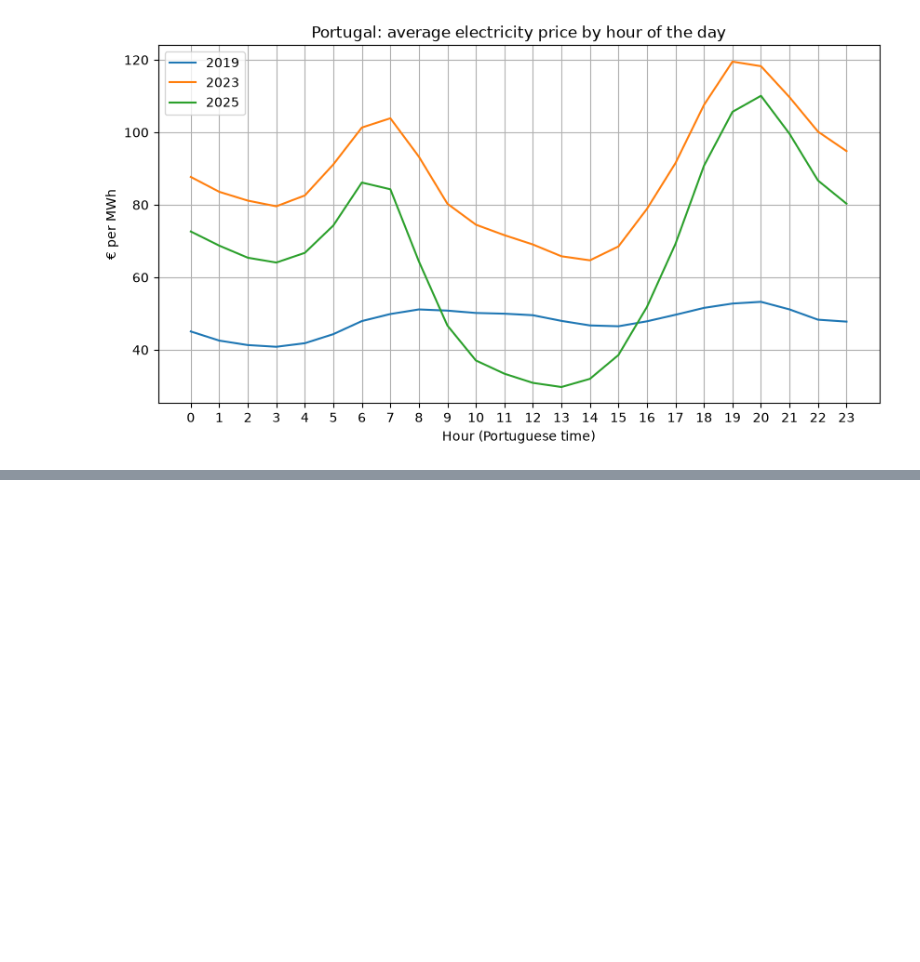
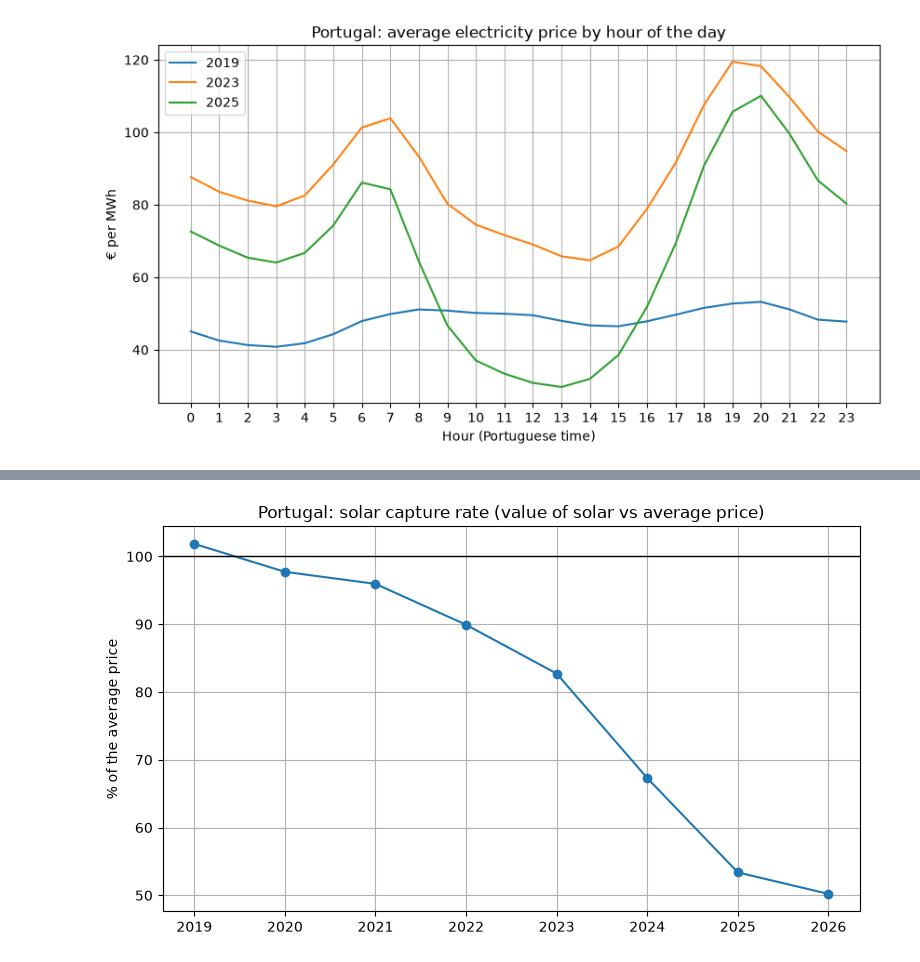
Before and after one commit to josepaulonunes/european-electricity-tracker, a Jupyter notebook: notebooks/04_analysis.ipynb, the cells around one changed output, grey strips where cells are left out. Saved outputs shown, nothing was run; the diff lists cells and outputs as text; code cells hidden in the pictures; blank space fills up the shorter version.

Commit message:
Add solar capture rate and zero price hours

```diff
--- a/notebooks/04_analysis.ipynb
+++ b/notebooks/04_analysis.ipynb
@@ -61,0 +65,10 @@ plt.show()
+# %%
+# Solar capture price by year: total (price x solar) divided by total solar
+df["price_x_solar"] = df["price_pt"] * df["solar"]
+yearly = df.groupby("year")[["price_x_solar", "solar"]].sum()
+yearly["solar_capture_price"] = yearly["price_x_solar"] / yearly["solar"]
+
+# Compare with the simple average price
+yearly["avg_price"] = df.groupby("year")["price_pt"].mean()
+yearly["capture_rate"] = yearly["solar_capture_price"] / yearly["avg_price"] * 100
+yearly[["avg_price", "solar_capture_price", "capture_rate"]].round(1)
@@ -61,0 +86,12 @@ plt.show()
+# %%
+# Chart of the solar capture rate by year
+plt.figure(figsize=(9, 5))
+plt.plot(yearly.index, yearly["capture_rate"], marker="o")
+plt.axhline(100, color="black", linewidth=1)
+plt.title("Portugal: solar capture rate (value of solar vs average price)")
+plt.ylabel("% of the average price")
+plt.grid(True)
+plt.savefig("../figures/solar_capture_rate.png")
+plt.show()
+# %% [output]
+[figure, added]
```
Also changed, not shown: parts of 4 cells of this notebook, 1 other file.
